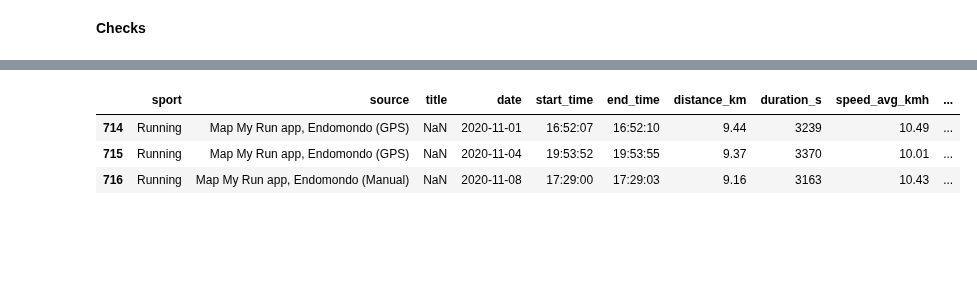
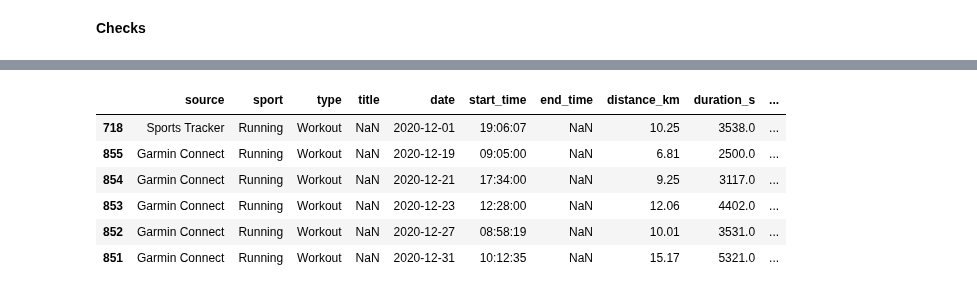
Before and after one commit to slazur83/Tableau, a Jupyter notebook: Workouts.ipynb, the cells around one changed output, grey strips where cells are left out. Drawn from its saved outputs; the diff is of its cells as text; code cells hidden in the pictures; blank space fills up the shorter version.

```diff
--- a/Workouts.ipynb
+++ b/Workouts.ipynb
@@ -225,9 +259,9 @@ df1234 = df1234.drop(df1234[(df1234['date'].isin(selected_dates)) & pd.isna(df12
 # %%
 selected_dates = ['2020-01-01','2020-01-11','2020-01-12','2020-01-19', '2020-01-28']
-df1234 = df1234.drop(df1234[(
-    (df1234['date'].isin(selected_dates))
-    & (df1234['source'] == 'Garmin Connect')
-    & ((df1234['title'].isna()) | (df1234['title'] == 'Olsztyn Bieg'))
+df12345 = df12345.drop(df12345[(
+    (df12345['date'].isin(selected_dates))
+    & (df12345['source'] == 'Garmin Connect')
+    & ((df12345['title'].isna()) | (df12345['title'] == 'Olsztyn Bieg'))
 )].index)
 # %%
 unique_titles = df1234.loc[df1234['title'].notna() & ~df1234['title'].str.contains('Bieganie', na=False), 'title'].unique()
@@ -243,0 +287,9 @@ print(unique_titles)
+# %%
+duplicate_rows = df12345[df12345.duplicated(subset=['date', 'duration_s', 'distance_km'], keep=False)]
+
+if not duplicate_rows.empty:
+  condition = pd.isna(duplicate_rows['title'])
+  df12345 = df12345[df12345.index.isin(duplicate_rows[condition].index)]
+  print(f"Deleted {count} rows.")
+else:
+    print("No duplicated rows.")
@@ -244,17 +298,17 @@ print(unique_titles)
 # %% [markdown]
 **Checks**
 # %%
-df1234['start_time'] = pd.to_datetime(df1234['start_time'], format='%H:%M:%S').dt.time
-df1234['start_time_minutes'] = df1234['start_time'].apply(lambda x: x.hour * 60 + x.minute if not pd.isnull(x) else None)
+df12345['start_time'] = pd.to_datetime(df12345['start_time'], format='%H:%M:%S').dt.time
+df12345['start_time_minutes'] = df12345['start_time'].apply(lambda x: x.hour * 60 + x.minute if not pd.isnull(x) else None)
 
-mask = (df1234.duplicated(subset=['date', 'start_time'], keep=False) &
-        (df1234['start_time_minutes'].diff().abs() <= 61) &
-        (df1234['source'] == 'Garmin Connect'))
-df1234 = df1234[~mask]
+mask = (df12345.duplicated(subset=['date', 'start_time'], keep=False) &
+        (df12345['start_time_minutes'].diff().abs() <= 61) &
+        (df12345['source'] == 'Garmin Connect'))
+df12345 = df12345[~mask]
 # %%
-df1234['year_month'] = df1234['date'].dt.to_period('M')
+df12345['year_month'] = df12345['date'].dt.to_period('M')
 
-result1 = df1234.groupby('year_month')['distance_km'].sum().reset_index()
+result1 = df12345.groupby('year_month')['distance_km'].sum().reset_index()
 result1['year_month'] = result1['year_month'].dt.to_timestamp().dt.strftime('%Y-%m')
 # %%
 google_sheets_link = 'https://docs.google.com/spreadsheets/d/1sKQRBWY5xvY-erhFxXo0bC0pTpZT6QUUMx1fjLngGk0/edit?usp=drive_link'
@@ -297,10 +350,13 @@ display(filtered_df)
 | 2021-08 | 127.11 | 126.96 | 0.15 |
 | 2021-09 | 120.99 | 120.55 | 0.44 |
 # %%
-selected_rows = df1234[(df1234['date'] >= '2020-11-01') & (df1234['date'] <= '2020-11-30')]
+selected_rows = df12345[(df12345['date'] >= '2020-12-01') & (df12345['date'] <= '2020-12-31')]
 display(selected_rows)
 # %% [output]
-|  | sport | source | title | date | start_time | end_time | distance_km | duration_s | speed_avg_kmh | ... |
-| 714 | Running | Map My Run app, Endomondo (GPS) | NaN | 2020-11-01 | 16:52:07 | 16:52:10 | 9.44 | 3239 | 10.49 | ... |
-| 715 | Running | Map My Run app, Endomondo (GPS) | NaN | 2020-11-04 | 19:53:52 | 19:53:55 | 9.37 | 3370 | 10.01 | ... |
-| 716 | Running | Map My Run app, Endomondo (Manual) | NaN | 2020-11-08 | 17:29:00 | 17:29:03 | 9.16 | 3163 | 10.43 | ... |
+|  | source | sport | type | title | date | start_time | end_time | distance_km | duration_s | ... |
+| 718 | Sports Tracker | Running | Workout | NaN | 2020-12-01 | 19:06:07 | NaN | 10.25 | 3538.0 | ... |
+| 855 | Garmin Connect | Running | Workout | NaN | 2020-12-19 | 09:05:00 | NaN | 6.81 | 2500.0 | ... |
+| 854 | Garmin Connect | Running | Workout | NaN | 2020-12-21 | 17:34:00 | NaN | 9.25 | 3117.0 | ... |
+| 853 | Garmin Connect | Running | Workout | NaN | 2020-12-23 | 12:28:00 | NaN | 12.06 | 4402.0 | ... |
+| 852 | Garmin Connect | Running | Workout | NaN | 2020-12-27 | 08:58:19 | NaN | 10.01 | 3531.0 | ... |
+| 851 | Garmin Connect | Running | Workout | NaN | 2020-12-31 | 10:12:35 | NaN | 15.17 | 5321.0 | ... |
```
Also changed, not shown: parts of 16 cells of this notebook.
